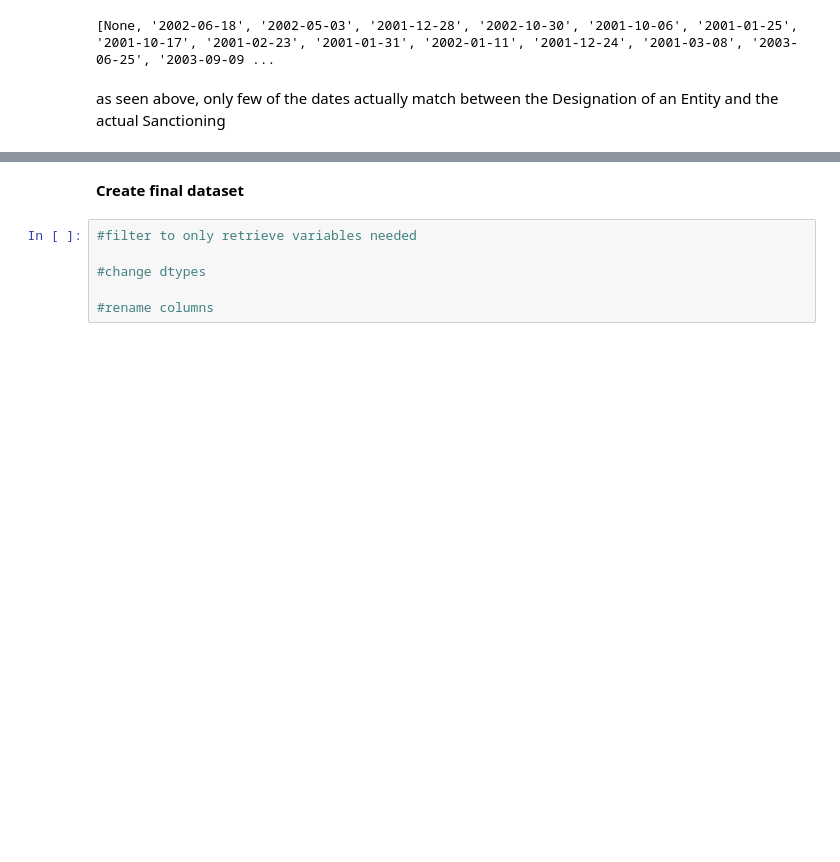
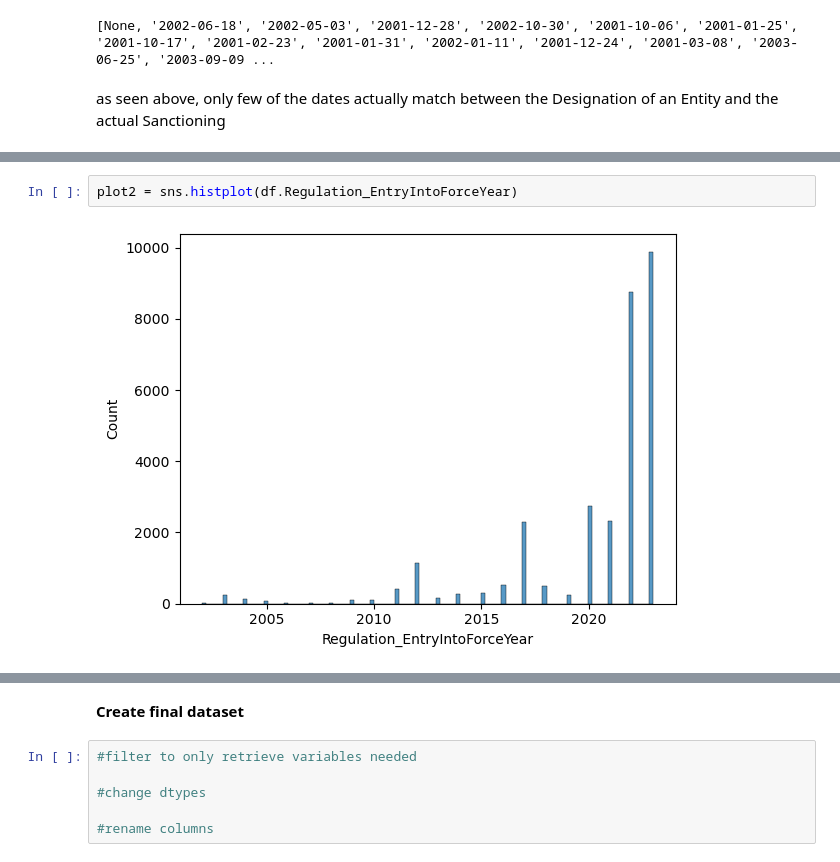
Before and after one commit to NatStrom/INSA, a Jupyter notebook: EU/EU_Sanctions.ipynb, the cells around one changed output, grey strips where cells are left out. Drawn from its saved outputs; the diff is of its cells as text; blank space fills up the shorter version.

```diff
--- a/EU/EU_Sanctions.ipynb
+++ b/EU/EU_Sanctions.ipynb
@@ -445,0 +434,4 @@ SyntaxError: invalid syntax (3428308556.py, line 4)
+# %%
+plot2 = sns.histplot(df.Regulation_EntryIntoForceYear)
+# %% [output]
+[figure, added]
```
Also changed, not shown: parts of 9 cells of this notebook.
